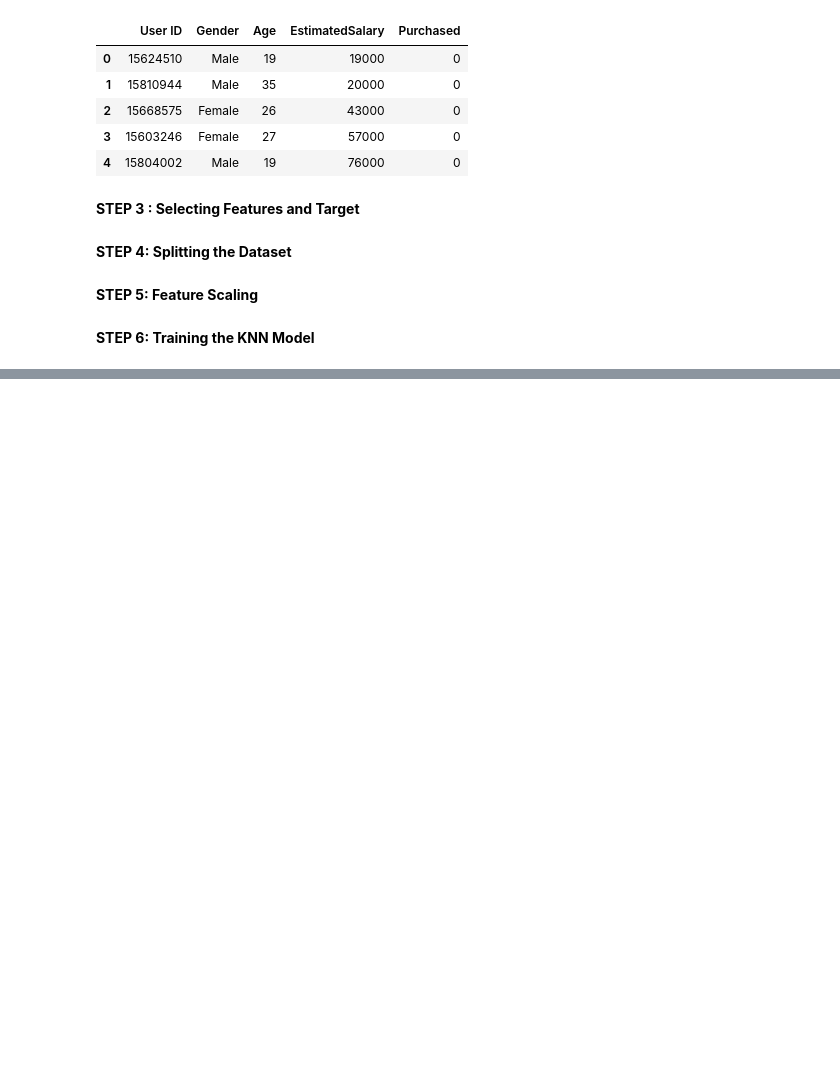
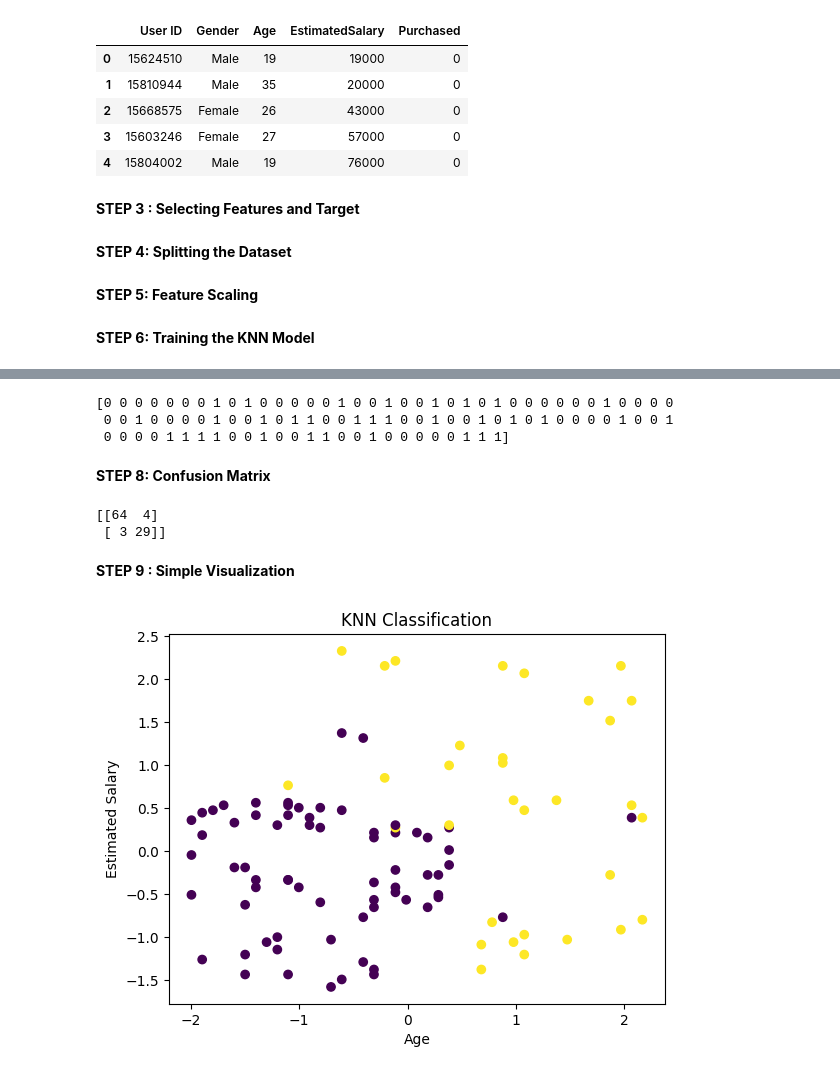
Before and after one commit to hitesh1305/100-Days-of-Machine-Learning, a Jupyter notebook: projects/day-11-knn/knn.ipynb, the cells around one changed output, grey strips where cells are left out. Cells and saved outputs as stored; diff of their text form; code cells hidden in the pictures; blank space fills up the shorter version.

```diff
--- a/projects/day-11-knn/knn.ipynb
+++ b/projects/day-11-knn/knn.ipynb
@@ -46,0 +63,8 @@ X_test = sc.transform(X_test)
+# %%
+print(y_pred)
+# %% [output]
+[0 0 0 0 0 0 0 1 0 1 0 0 0 0 0 1 0 0 1 0 0 1 0 1 0 1 0 0 0 0 0 0 1 0 0 0 0
+ 0 0 1 0 0 0 0 1 0 0 1 0 1 1 0 0 1 1 1 0 0 1 0 0 1 0 1 0 1 0 0 0 0 1 0 0 1
+ 0 0 0 0 1 1 1 1 0 0 1 0 0 1 1 0 0 1 0 0 0 0 0 1 1 1]
+# %% [markdown]
+**STEP 8: Confusion Matrix**
@@ -46,0 +74,16 @@ X_test = sc.transform(X_test)
+# %%
+print(cm)
+# %% [output]
+[[64  4]
+ [ 3 29]]
+# %% [markdown]
+**STEP 9 : Simple Visualization**
+# %%
+plt.scatter(X_test[:, 0], X_test[:, 1], c=y_test)
+plt.xlabel("Age")
+plt.ylabel("Estimated Salary")
+plt.title("KNN Classification")
+
+plt.show()
+# %% [output]
+[figure, added]
```
Also changed, not shown: parts of 4 cells of this notebook, 7 other files.
